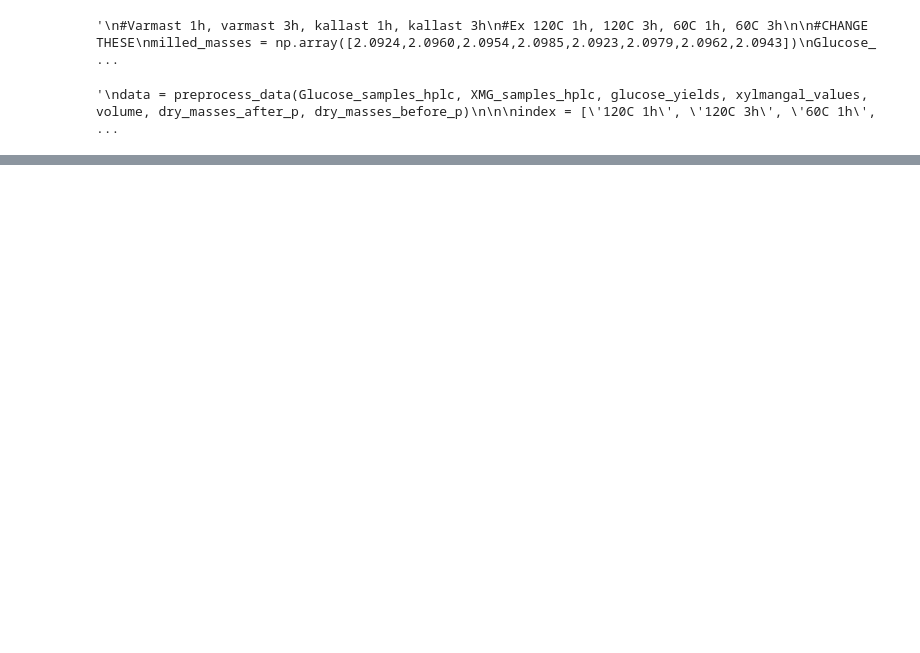
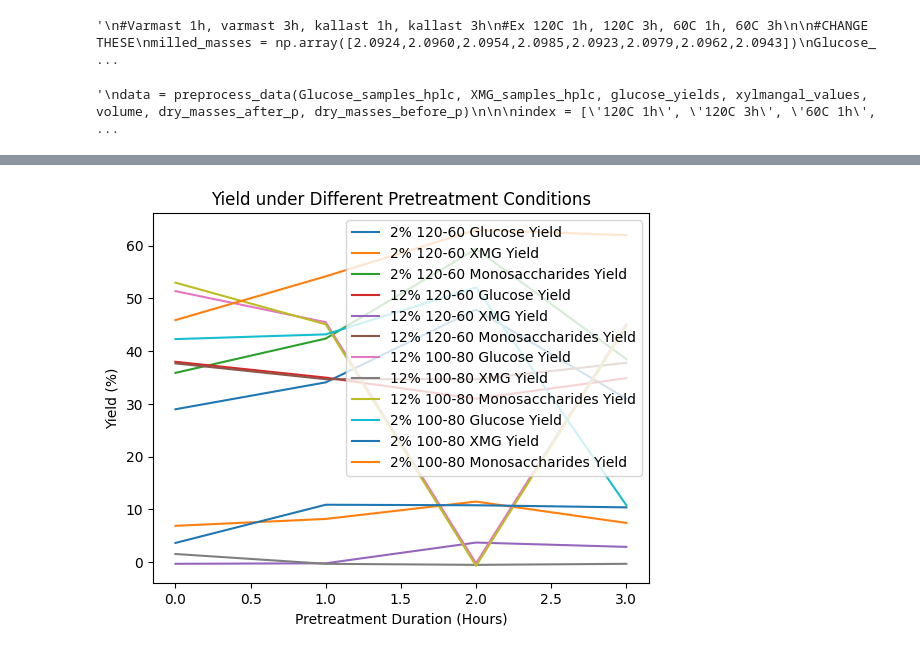
Before and after one commit to OlofssonFredrik/Pretreatment, a Jupyter notebook: calculations.ipynb, the cells around one changed output, grey strips where cells are left out. Cells and saved outputs as stored; diff of their text form; code cells hidden in the pictures; blank space fills up the shorter version.

```diff
--- a/calculations.ipynb
+++ b/calculations.ipynb
@@ -357,0 +338,48 @@ Data for study: 2% 80-100:
+# %%
+import matplotlib.pyplot as plt
+
+# organize data into a dictionary
+data = {
+    '2% 120-60': {
+        'Glucose Yield': [29.0, 34.1, 47.9, 31.0],
+        'XMG Yield': [6.90, 8.21, 11.5, 7.45],
+        'Monosaccharides Yield': [35.9, 42.4, 59.4, 38.5],
+    },
+    '12% 120-60': {
+        'Glucose Yield': [38.0, 35.0, 31.0, 34.9],
+        'XMG Yield': [-0.3, -0.2, 3.73, 2.91],
+        'Monosaccharides Yield': [37.7, 34.7, 34.7, 37.8],
+    },
+    '12% 100-80': {
+        'Glucose Yield': [51.4, 45.5, -0.2, 45.1],
+        'XMG Yield': [1.56, -0.3, -0.5, -0.3],
+        'Monosaccharides Yield': [53.0, 45.1, -0.7, 44.7],
+    },
+    '2% 100-80': {
+        'Glucose Yield': [42.3,43.2,52.1,10.8],
+        'XMG Yield': [3.66,10.9,10.8,10.4],
+        'Monosaccharides Yield': [45.9,54.2,63,62],
+    },
+}
+
+# initialize the plot
+fig, ax = plt.subplots()
+
+# add data to the plot
+for study, results in data.items():
+    ax.plot(results['Glucose Yield'], label=f'{study} Glucose Yield')
+    ax.plot(results['XMG Yield'], label=f'{study} XMG Yield')
+    ax.plot(results['Monosaccharides Yield'], label=f'{study} Monosaccharides Yield')
+
+# set up labels and title
+ax.set_xlabel('Pretreatment Duration (Hours)')
+ax.set_ylabel('Yield (%)')
+ax.set_title('Yield under Different Pretreatment Conditions')
+
+# add legend to the plot
+ax.legend()
+
+# display the plot
+plt.show()
+# %% [output]
+[figure, added]
```
Also changed, not shown: parts of 5 cells of this notebook.
